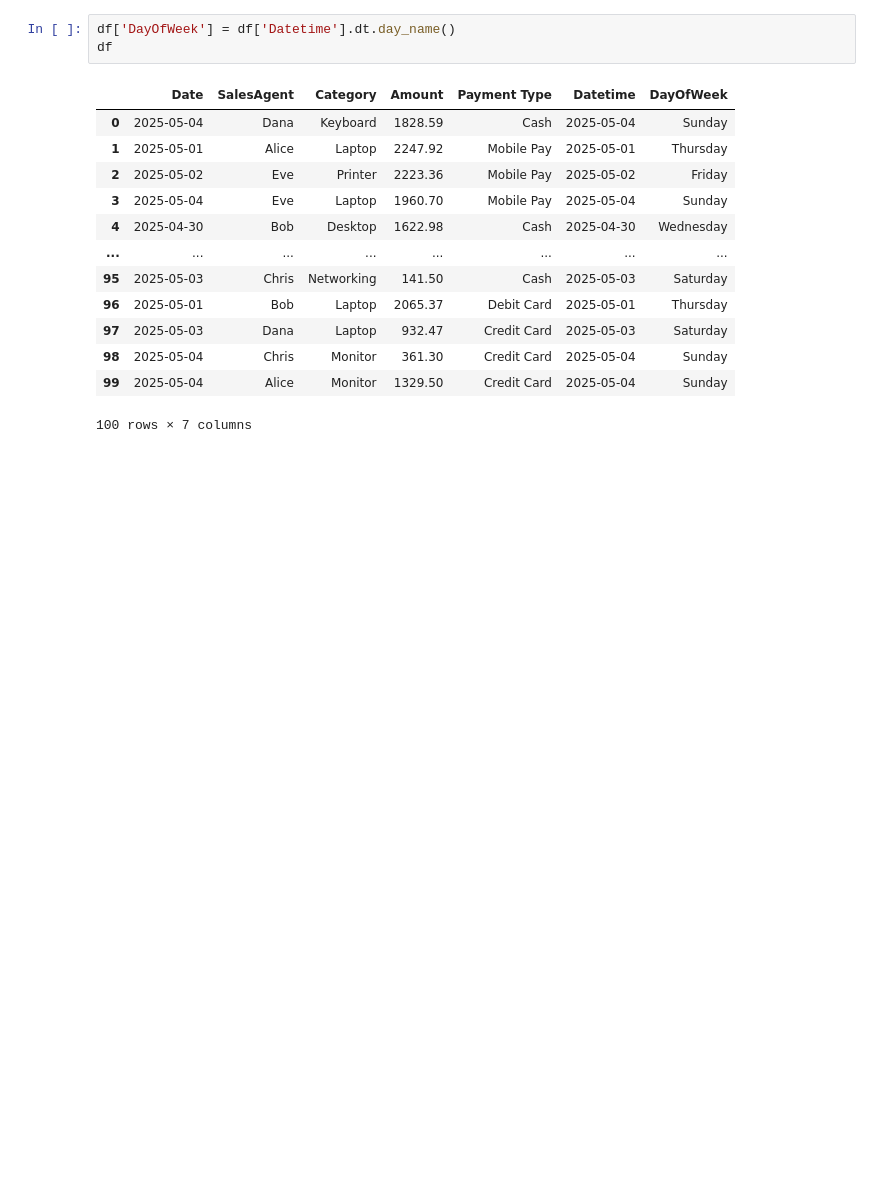
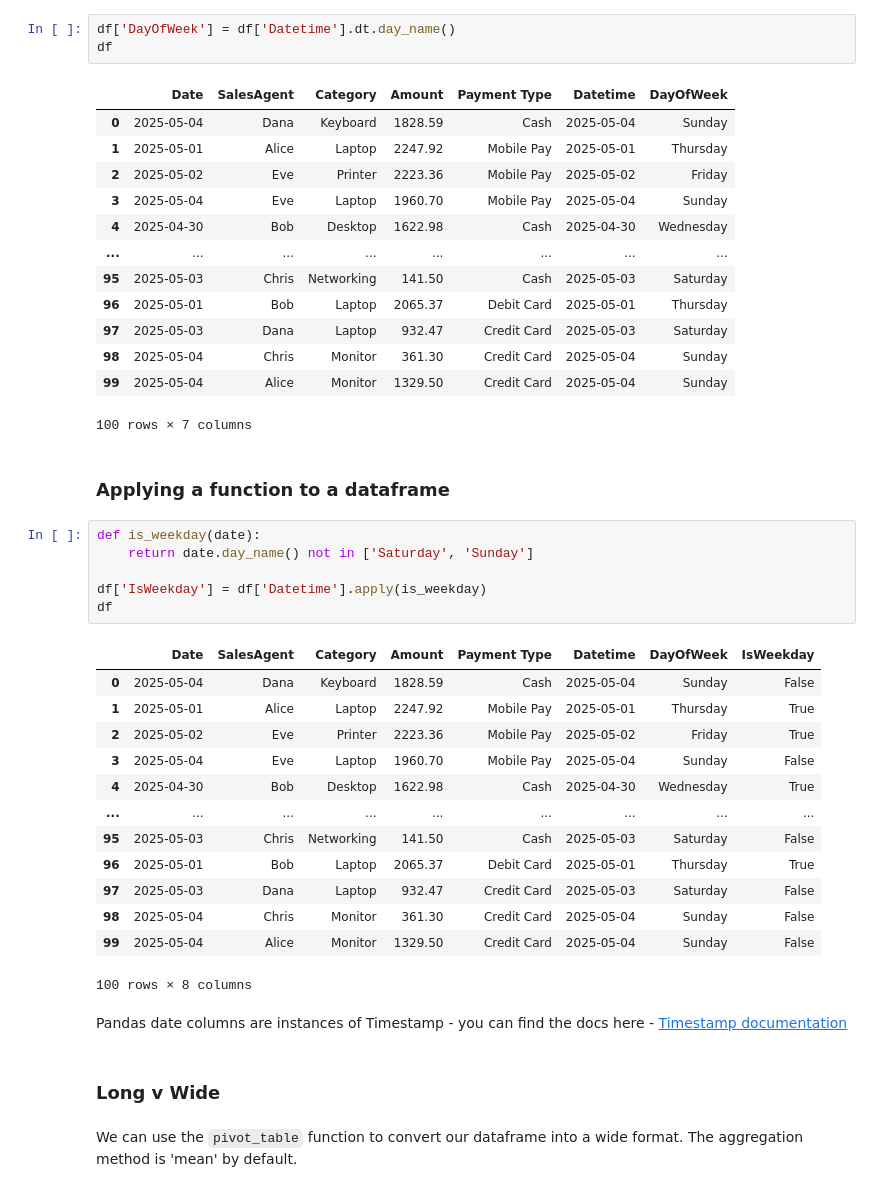
Before and after one commit to johnrearden/pa-sme-pandas-intro, a Jupyter notebook: jupyter_notebooks/it_hardware.ipynb, the cells around one changed output. Saved outputs shown, nothing was run; the diff lists cells and outputs as text; blank space fills up the shorter version.

````diff
--- a/jupyter_notebooks/it_hardware.ipynb
+++ b/jupyter_notebooks/it_hardware.ipynb
@@ -287,3 +362,32 @@ df
 | 98 | 2025-05-04 | Chris | Monitor | 361.30 | Credit Card | 2025-05-04 | Sunday |
 | 99 | 2025-05-04 | Alice | Monitor | 1329.50 | Credit Card | 2025-05-04 | Sunday |
 100 rows × 7 columns
+# %% [markdown]
+### Applying a function to a dataframe
+# %%
+def is_weekday(date):
+    return date.day_name() not in ['Saturday', 'Sunday']
+
+df['IsWeekday'] = df['Datetime'].apply(is_weekday)
+df
+# %% [output]
+|  | Date | SalesAgent | Category | Amount | Payment Type | Datetime | DayOfWeek | IsWeekday |
+| 0 | 2025-05-04 | Dana | Keyboard | 1828.59 | Cash | 2025-05-04 | Sunday | False |
+| 1 | 2025-05-01 | Alice | Laptop | 2247.92 | Mobile Pay | 2025-05-01 | Thursday | True |
+| 2 | 2025-05-02 | Eve | Printer | 2223.36 | Mobile Pay | 2025-05-02 | Friday | True |
+| 3 | 2025-05-04 | Eve | Laptop | 1960.70 | Mobile Pay | 2025-05-04 | Sunday | False |
+| 4 | 2025-04-30 | Bob | Desktop | 1622.98 | Cash | 2025-04-30 | Wednesday | True |
+| ... | ... | ... | ... | ... | ... | ... | ... | ... |
+| 95 | 2025-05-03 | Chris | Networking | 141.50 | Cash | 2025-05-03 | Saturday | False |
+| 96 | 2025-05-01 | Bob | Laptop | 2065.37 | Debit Card | 2025-05-01 | Thursday | True |
+| 97 | 2025-05-03 | Dana | Laptop | 932.47 | Credit Card | 2025-05-03 | Saturday | False |
+| 98 | 2025-05-04 | Chris | Monitor | 361.30 | Credit Card | 2025-05-04 | Sunday | False |
+| 99 | 2025-05-04 | Alice | Monitor | 1329.50 | Credit Card | 2025-05-04 | Sunday | False |
+100 rows × 8 columns
+# %% [markdown]
+Pandas date columns are instances of Timestamp - you can find the docs here -
+[Timestamp documentation](https://pandas.pydata.org/docs/reference/api/pandas.Timestamp.html)
+# %% [markdown]
+### Long v Wide
+# %% [markdown]
+We can use the ```pivot_table``` function to convert our dataframe into a wide format. The aggregation method is 'mean' by default.
````
Also changed, not shown: parts of 11 cells of this notebook, 1 other file.
